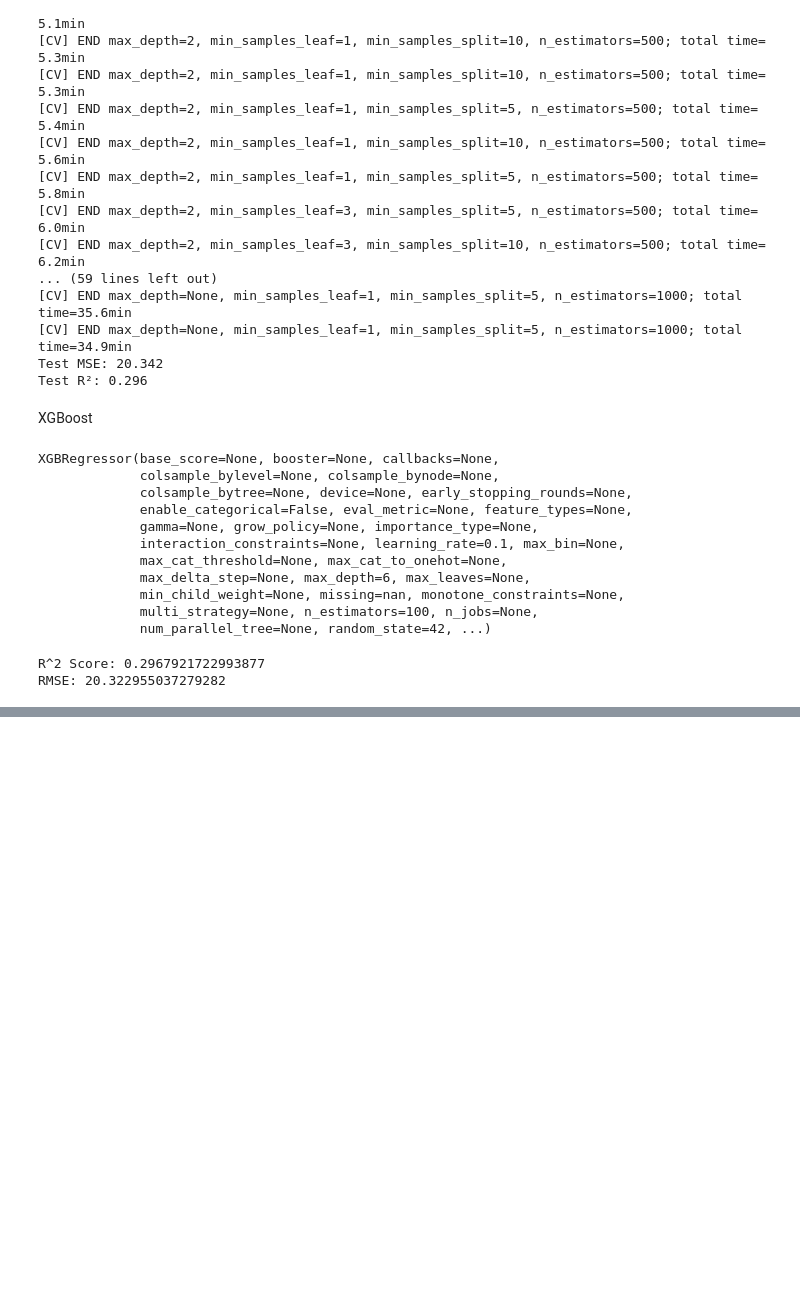
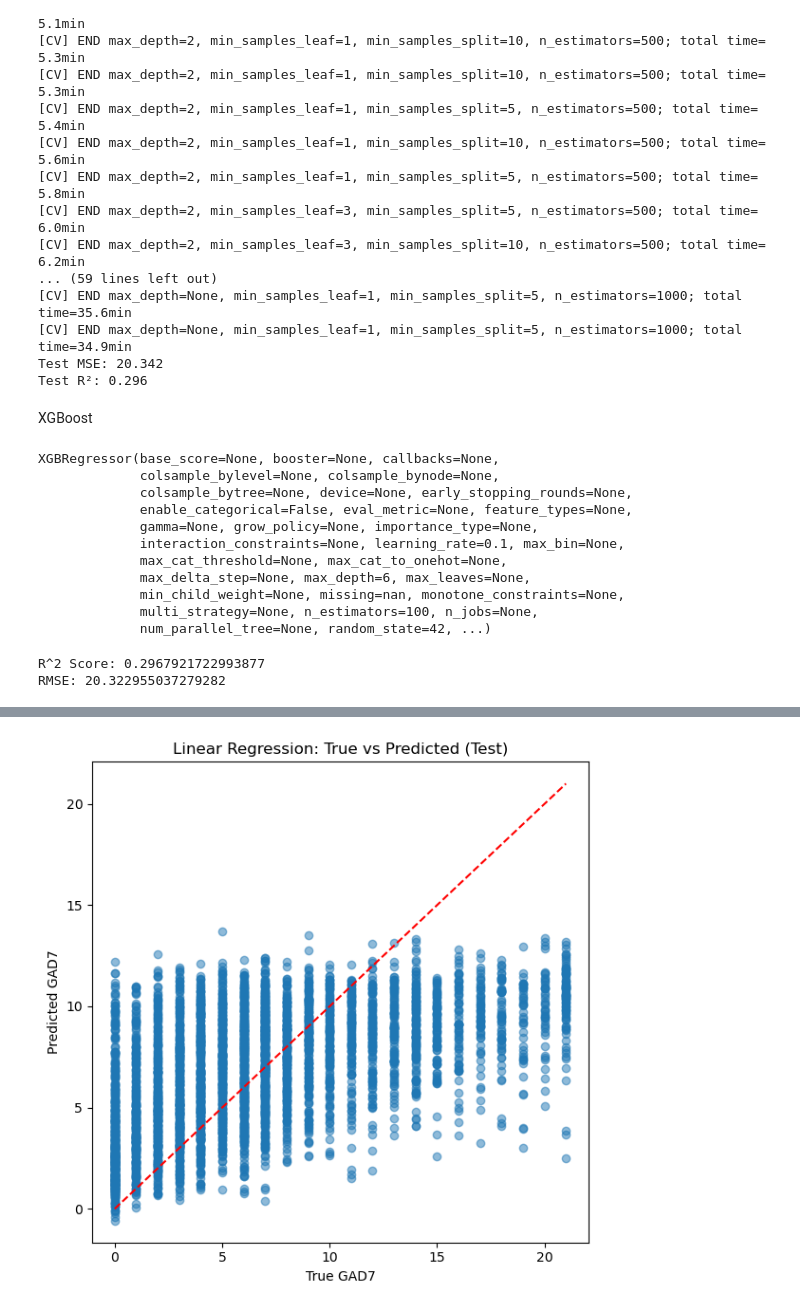
Before and after one commit to aabbylam/hda-project, a Jupyter notebook: rq1/gad7_prediction.ipynb, the cells around one changed output, grey strips where cells are left out. Drawn from its saved outputs; the diff is of its cells as text; code cells hidden in the pictures; blank space fills up the shorter version.

```diff
--- a/rq1/gad7_prediction.ipynb
+++ b/rq1/gad7_prediction.ipynb
@@ -4,8 +4,8 @@ import matplotlib.pyplot as plt
 import pandas as pd
 from sklearn.model_selection import train_test_split
 # %%
-eq5d= pd.read_csv('/rds/general/user/hsl121/home/hda_project/rq1/rq1_cleaned_no_ae.csv')
-scores=pd.read_excel('/rds/general/user/hsl121/home/hda_project/data/Scores 6 Jan 2025_Prescribed_Completed Baseline PROMs.xlsx')
+eq5d= pd.read_csv('rq1_cleaned_no_ae.csv')
+scores=pd.read_excel('../data/Scores 6 Jan 2025_Prescribed_Completed Baseline PROMs.xlsx')
 # %%
 gad7=scores[scores['promName']=='GAD7']
 gad7=gad7[['SID','Round','promName','total_score','completionDate']]
@@ -178,0 +221,86 @@ RMSE: 20.322955037279282
+# %%
+import pandas as pd
+import numpy as np
+from sklearn.model_selection import train_test_split
+from sklearn.linear_model import LinearRegression
+from sklearn.ensemble import RandomForestRegressor
+from xgboost import XGBRegressor
+from sklearn.neural_network import MLPRegressor
+from sklearn.metrics import mean_squared_error, r2_score
+import matplotlib.pyplot as plt
+
+## Data Preparation
+df=df.rename(columns={'GAD7_Round1_y': 'GAD7_Round1',})
+
+drop= [ 'GAD7_Round3',
+ 'GAD7_Round4',
+ 'GAD7_Round5',
+ 'GAD7_Round6',
+ 'GAD7_Round7',
+ 'GAD7_Round8',
+ 'GAD7_Round9',
+ 'GAD7_Round10',
+ 'GAD7_Round11',
+ 'GAD7_Round12',
+ 'GAD7_Round13',
+ 'EQ5D_Round2',
+ 'EQ5D_Round3',
+ 'EQ5D_Round4',
+ 'EQ5D_Round5',
+ 'EQ5D_Round6']
+
+df_dropped = df.drop(columns=drop, axis=1)
+
+df_cleaned= df_dropped[df_dropped['GAD7_Round2'].notnull()]
+
+full=df_cleaned.copy()
+X=full.drop(['GAD7_Round2','SID'], axis=1)
+y=full['GAD7_Round2']
+
+X_train, X_test, y_train, y_test = train_test_split(X, y, test_size=0.2, random_state=42)
+
+# Define models
+models = {
+    'Linear Regression': LinearRegression(),
+    'Random Forest': RandomForestRegressor(random_state=42),
+    'XGBoost': XGBRegressor(random_state=42, verbosity=0),
+    'Neural Network': MLPRegressor(random_state=42, max_iter=1000)
+}
+
+# 6️⃣ Loop: Train, predict, evaluate, plot
+results = []
+
+for name, model in models.items():
+    model.fit(X_train, y_train)
+    y_train_pred = model.predict(X_train)
+    y_test_pred = model.predict(X_test)
+
+    mse_train = mean_squared_error(y_train, y_train_pred)
+    mse_test = mean_squared_error(y_test, y_test_pred)
+    r2_train = r2_score(y_train, y_train_pred)
+    r2_test = r2_score(y_test, y_test_pred)
+
+    results.append({
+        'Model': name,
+        'MSE Train': mse_train,
+        'MSE Test': mse_test,
+        'R2 Train': r2_train,
+        'R2 Test': r2_test
+    })
+
+    # Plot: True vs Predicted (Test)
+    plt.figure(figsize=(6, 6))
+    plt.scatter(y_test, y_test_pred, alpha=0.5)
+    plt.plot([y_test.min(), y_test.max()], [y_test.min(), y_test.max()], 'r--')
+    plt.xlabel('True GAD7')
+    plt.ylabel('Predicted GAD7')
+    plt.title(f"{name}: True vs Predicted (Test)")
+    plt.tight_layout()
+    plt.show()
+
+# results df
+results_df = pd.DataFrame(results)
+print("\n=== Model Performance ===")
+print(results_df)
+# %% [output]
+[figure, added]
```
Also changed, not shown: parts of 8 cells of this notebook, 2 other files.
